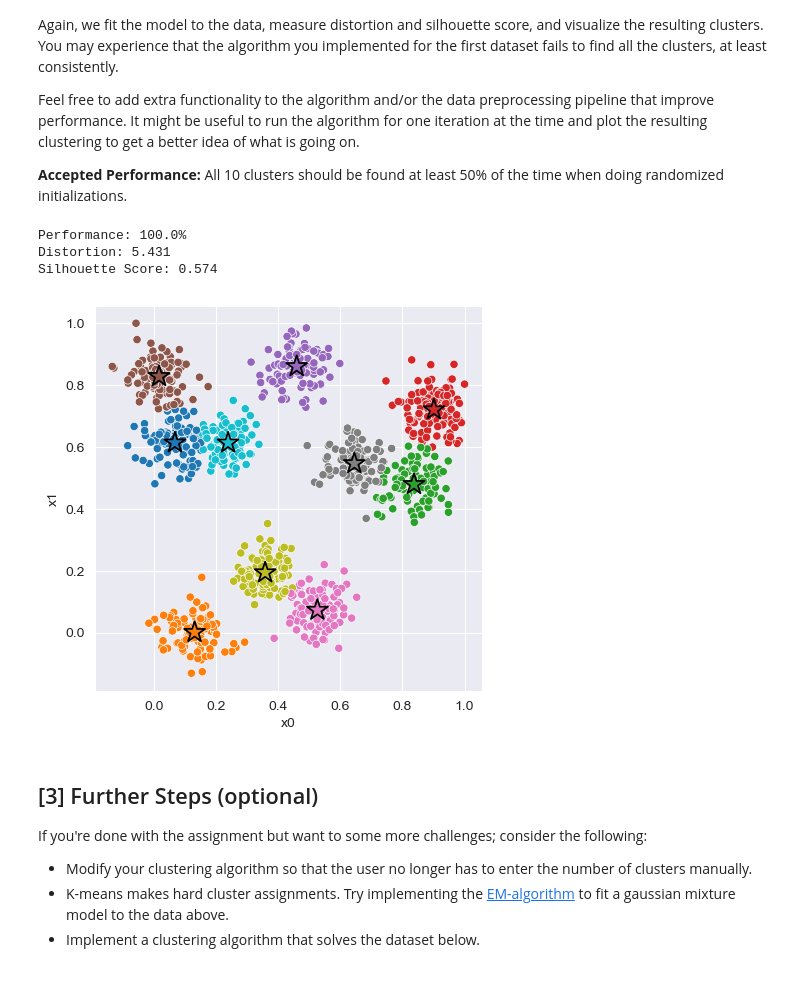
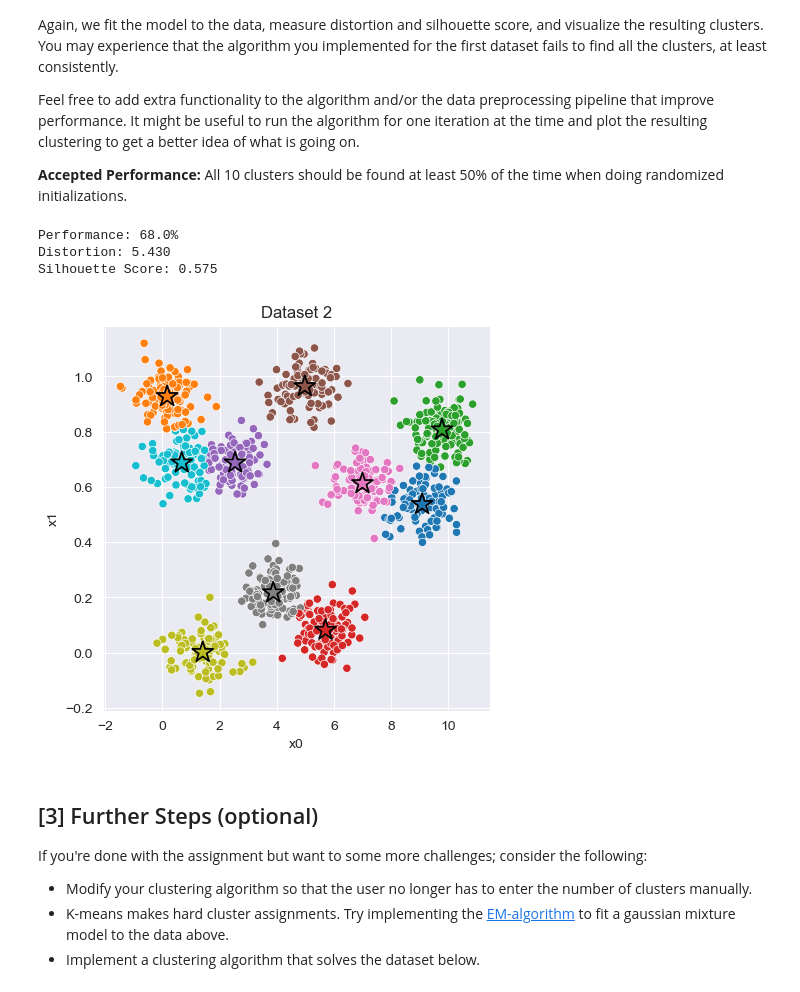
Before and after one commit to henrfr/Machine-Learning-TDT4173, a Jupyter notebook: IndividualAssignment/k_means/experiment.ipynb, the cells around one changed output. Saved outputs shown, nothing was run; the diff lists cells and outputs as text; code cells hidden in the pictures.

```diff
--- a/IndividualAssignment/k_means/experiment.ipynb
+++ b/IndividualAssignment/k_means/experiment.ipynb
@@ -141,38 +140,45 @@ def evaluate_performance(N, init, X):
         model = km.KMeans(k=10, init=init, max_iter=10, alpha=0.2, best_of=10)
         model.fit(X)
         z = model.predict(X)
         distortions[i] = km.euclidean_distortion(X, z)
     return len(np.where(distortions < 5.6)[0])/N
 
 # Data preprocessing - scaling the parameters.
 X = data_2[['x0', 'x1']]
 X['x0'] = X['x0']/np.max(X['x0'])
 X['x1'] = X["x1"]/np.max(X['x1'])
 N = 50
 performance = evaluate_performance(N, "kmeans++", X)
 print(f"Performance: {performance*100}%")
 
 # Pipeline for training and plotting.
 model_2 = km.KMeans(k=10, init="kmeans++", max_iter=10, alpha=0.2, best_of=30)  # <-- Feel free to add hyperparameters
 model_2.fit(X)
 
 # Compute Silhouette Score
 z = model_2.predict(X)
 print(f'Distortion: {km.euclidean_distortion(X, z) :.3f}')
 print(f'Silhouette Score: {km.euclidean_silhouette(X, z) :.3f}')
 
-# Plot cluster assignments
+
+
+# Plot cluster assignments and scale back data
+X = data_2[['x0', 'x1']]
 C = model_2.get_centroids()
+C[:,0] = C[:,0]*np.max(X['x0'])
+C[:,1] = C[:,1]*np.max(X['x1'])
 K = len(C)
 _, ax = plt.subplots(figsize=(5, 5), dpi=100)
 sns.scatterplot(x='x0', y='x1', hue=z, hue_order=range(K), palette='tab10', data=X, ax=ax);
 sns.scatterplot(x=C[:,0], y=C[:,1], hue=range(K), palette='tab10', marker='*', s=250, edgecolor='black', ax=ax)
 ax.legend().remove();
+plt.title("Dataset 2")
+plt.savefig("dataset_2.png")
 # %% [output]
-Performance: 100.0%
-Distortion: 5.431
-Silhouette Score: 0.574
+Performance: 68.0%
+Distortion: 5.430
+Silhouette Score: 0.575
-[figure, old version]
+[figure, new version]
 # %% [markdown]
 ## [3] Further Steps (optional)
 
```
Also changed, not shown: parts of 3 cells of this notebook, 8 other files.
